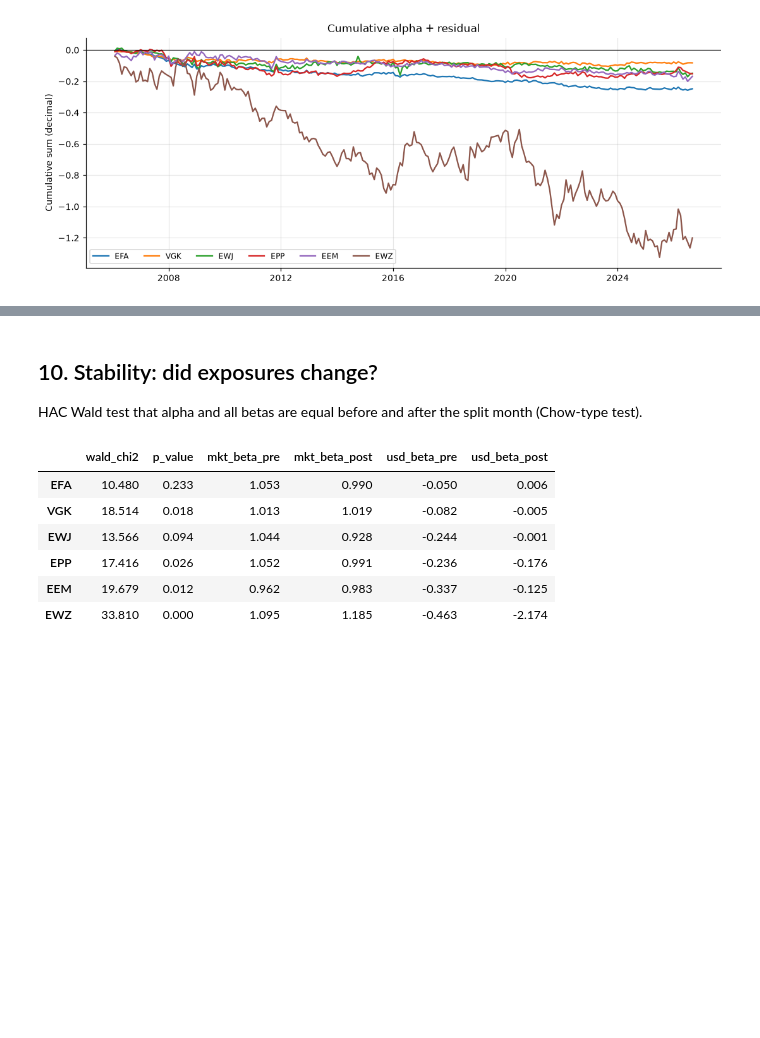
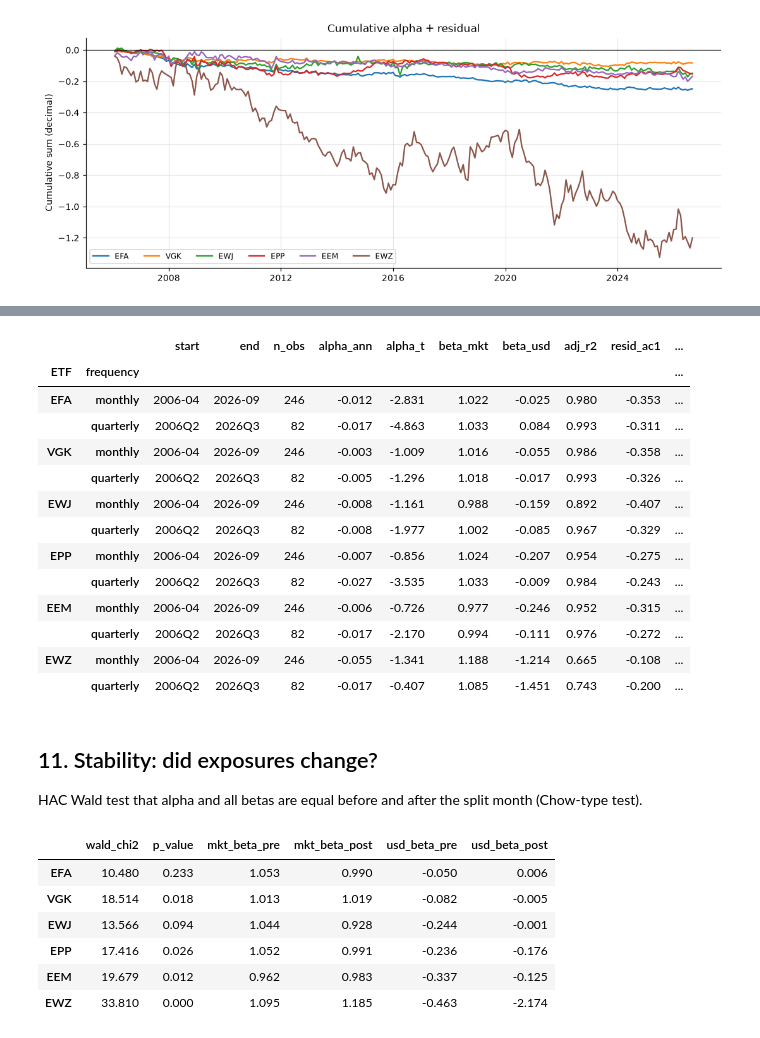
Before and after one commit to pautino/intl-factor-lab, a Jupyter notebook: notebooks/international_factor_lab.ipynb, the cells around one changed output, grey strips where cells are left out. Drawn from its saved outputs; the diff is of its cells as text; code cells hidden in the pictures; blank space fills up the shorter version.

Commit message:
Add quarterly-return robustness comparison and findings

```diff
--- a/notebooks/international_factor_lab.ipynb
+++ b/notebooks/international_factor_lab.ipynb
@@ -273,5 +290,27 @@ display(diag)
+# %%
+quarterly_robustness = pd.concat({
+    t: models.quarterly_robustness(rets[t], factors[region], usd)
+    for t, (_, region) in ETFS.items()
+}, names=["ETF", "frequency"])
+with pd.option_context("display.max_columns", None):
+    display(quarterly_robustness)
+# %% [output]
+|  |  | start | end | n_obs | alpha_ann | alpha_t | beta_mkt | beta_usd | adj_r2 | resid_ac1 | ... |
+| ETF | frequency |  |  |  |  |  |  |  |  |  | ... |
+| EFA | monthly | 2006-04 | 2026-09 | 246 | -0.012 | -2.831 | 1.022 | -0.025 | 0.980 | -0.353 | ... |
+|  | quarterly | 2006Q2 | 2026Q3 | 82 | -0.017 | -4.863 | 1.033 | 0.084 | 0.993 | -0.311 | ... |
+| VGK | monthly | 2006-04 | 2026-09 | 246 | -0.003 | -1.009 | 1.016 | -0.055 | 0.986 | -0.358 | ... |
+|  | quarterly | 2006Q2 | 2026Q3 | 82 | -0.005 | -1.296 | 1.018 | -0.017 | 0.993 | -0.326 | ... |
+| EWJ | monthly | 2006-04 | 2026-09 | 246 | -0.008 | -1.161 | 0.988 | -0.159 | 0.892 | -0.407 | ... |
+|  | quarterly | 2006Q2 | 2026Q3 | 82 | -0.008 | -1.977 | 1.002 | -0.085 | 0.967 | -0.329 | ... |
+| EPP | monthly | 2006-04 | 2026-09 | 246 | -0.007 | -0.856 | 1.024 | -0.207 | 0.954 | -0.275 | ... |
+|  | quarterly | 2006Q2 | 2026Q3 | 82 | -0.027 | -3.535 | 1.033 | -0.009 | 0.984 | -0.243 | ... |
+| EEM | monthly | 2006-04 | 2026-09 | 246 | -0.006 | -0.726 | 0.977 | -0.246 | 0.952 | -0.315 | ... |
+|  | quarterly | 2006Q2 | 2026Q3 | 82 | -0.017 | -2.170 | 0.994 | -0.111 | 0.976 | -0.272 | ... |
+| EWZ | monthly | 2006-04 | 2026-09 | 246 | -0.055 | -1.341 | 1.188 | -1.214 | 0.665 | -0.108 | ... |
+|  | quarterly | 2006Q2 | 2026Q3 | 82 | -0.017 | -0.407 | 1.085 | -1.451 | 0.743 | -0.200 | ... |
 # %% [markdown]
-## 10. Stability: did exposures change?
+## 11. Stability: did exposures change?
 HAC Wald test that alpha and all betas are equal before and after the split month (Chow-type test).
 # %%
 stab_rows, stab_tables = {}, {}
```
Also changed, not shown: parts of 5 cells of this notebook, 6 other files.
